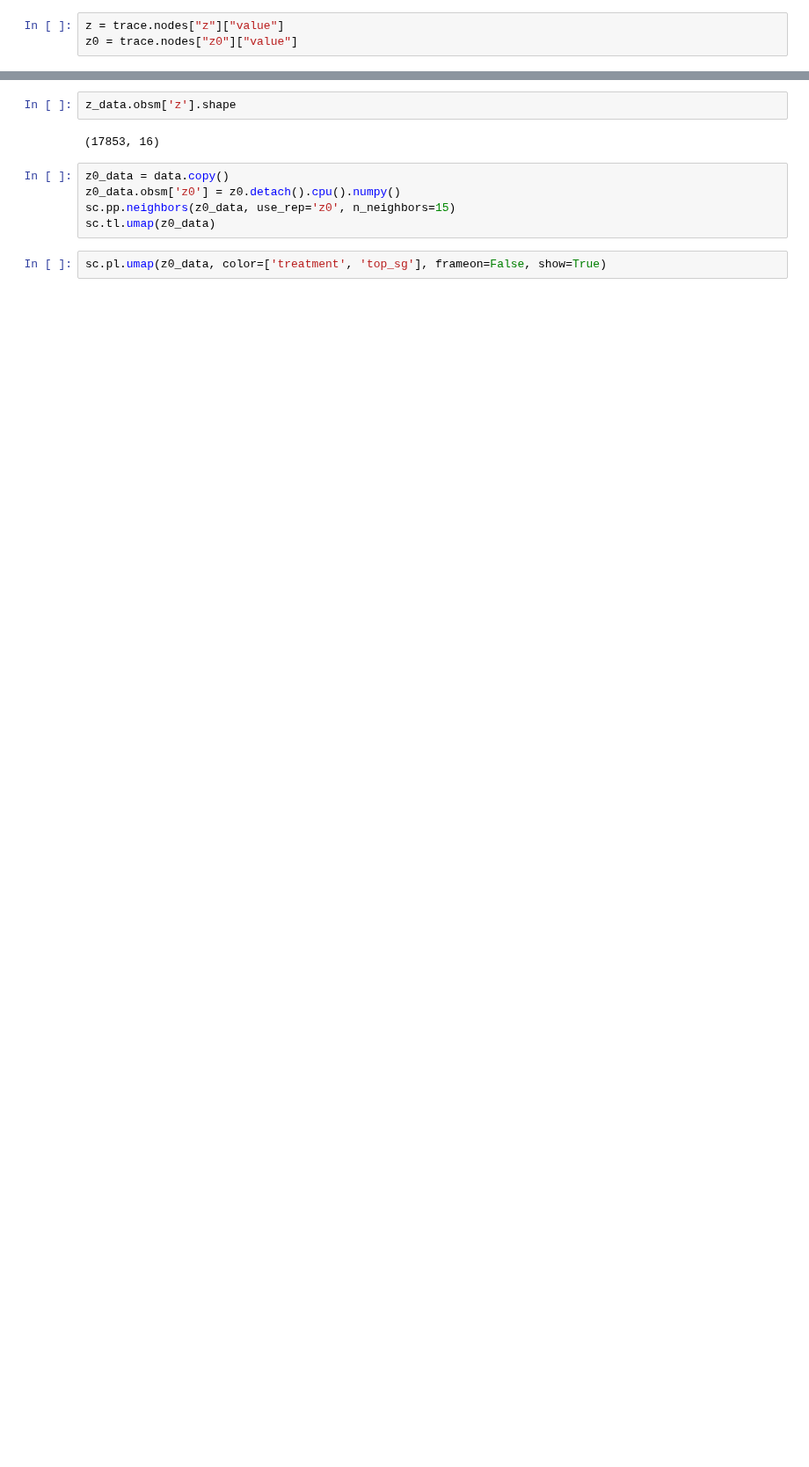
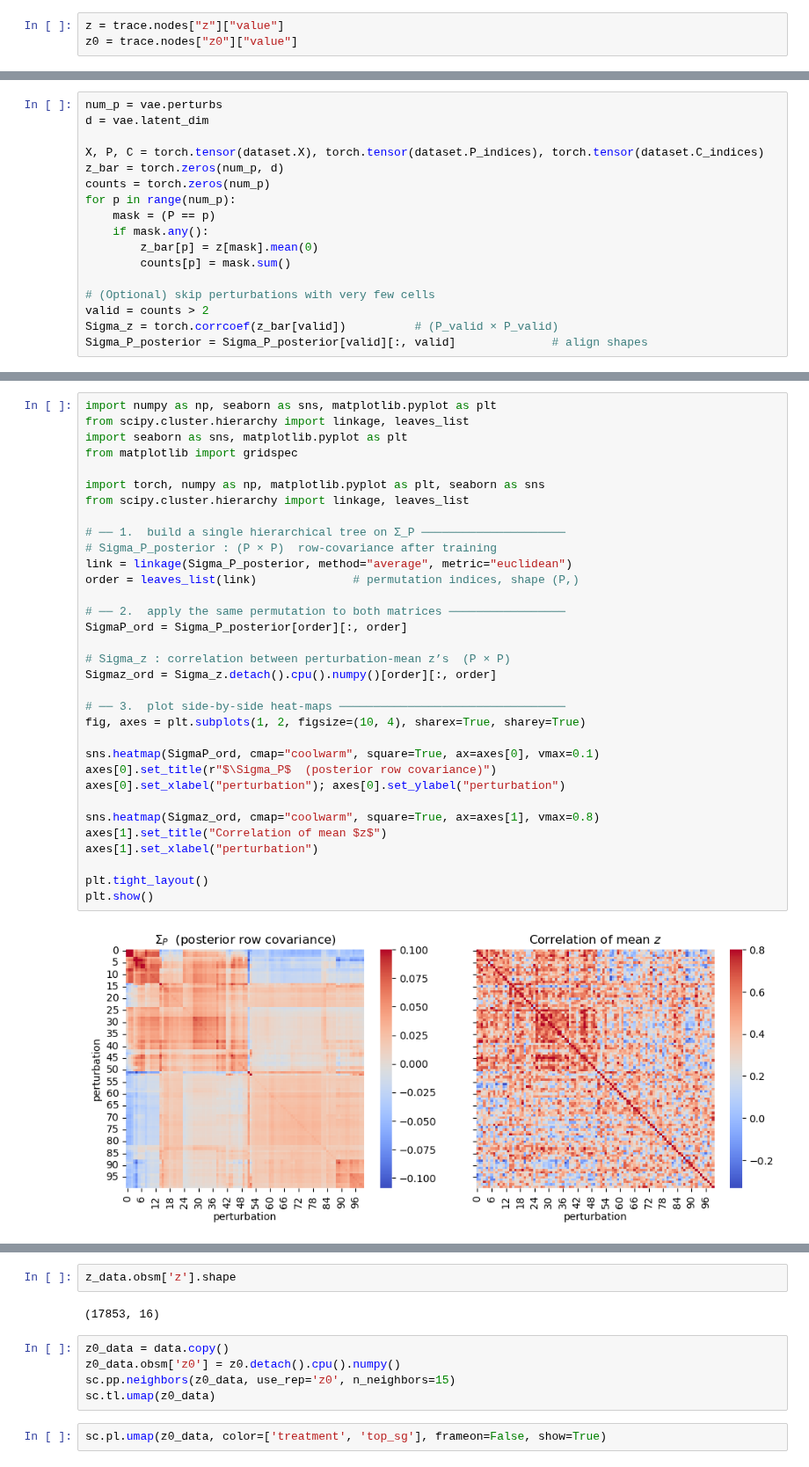
Before and after one commit to azizilab/SHERLOCK, a Jupyter notebook: PerturbVAE/training_test.ipynb, the cells around one changed output, grey strips where cells are left out. Shown at 88% size. Saved outputs shown, nothing was run; the diff lists cells and outputs as text; blank space fills up the shorter version.

Commit message:
working covariance model

```diff
--- a/PerturbVAE/training_test.ipynb
+++ b/PerturbVAE/training_test.ipynb
@@ -238,0 +254,17 @@ sc.pl.umap(z_data, color=['top_sg'], frameon=False, show=True)
+# %%
+num_p = vae.perturbs
+d = vae.latent_dim
+
+X, P, C = torch.tensor(dataset.X), torch.tensor(dataset.P_indices), torch.tensor(dataset.C_indices)
+z_bar = torch.zeros(num_p, d)
+counts = torch.zeros(num_p)
+for p in range(num_p):
+    mask = (P == p)
+    if mask.any():
+        z_bar[p] = z[mask].mean(0)
+        counts[p] = mask.sum()
+
+# (Optional) skip perturbations with very few cells
+valid = counts > 2
+Sigma_z = torch.corrcoef(z_bar[valid])          # (P_valid × P_valid)
+Sigma_P_posterior = Sigma_P_posterior[valid][:, valid]              # align shapes
@@ -238,0 +288,35 @@ sc.pl.umap(z_data, color=['top_sg'], frameon=False, show=True)
+# %%
+import numpy as np, seaborn as sns, matplotlib.pyplot as plt
+from scipy.cluster.hierarchy import linkage, leaves_list
+import seaborn as sns, matplotlib.pyplot as plt
+from matplotlib import gridspec
+
+import torch, numpy as np, matplotlib.pyplot as plt, seaborn as sns
+from scipy.cluster.hierarchy import linkage, leaves_list
+
+# ── 1.  build a single hierarchical tree on Σ_P ─────────────────────
+# Sigma_P_posterior : (P × P)  row-covariance after training
+link = linkage(Sigma_P_posterior, method="average", metric="euclidean")
+order = leaves_list(link)              # permutation indices, shape (P,)
+
+# ── 2.  apply the same permutation to both matrices ─────────────────
+SigmaP_ord = Sigma_P_posterior[order][:, order]
+
+# Sigma_z : correlation between perturbation-mean z’s  (P × P)
+Sigmaz_ord = Sigma_z.detach().cpu().numpy()[order][:, order]
+
+# ── 3.  plot side-by-side heat-maps ─────────────────────────────────
+fig, axes = plt.subplots(1, 2, figsize=(10, 4), sharex=True, sharey=True)
+
+sns.heatmap(SigmaP_ord, cmap="coolwarm", square=True, ax=axes[0], vmax=0.1)
+axes[0].set_title(r"$\Sigma_P$  (posterior row covariance)")
+axes[0].set_xlabel("perturbation"); axes[0].set_ylabel("perturbation")
+
+sns.heatmap(Sigmaz_ord, cmap="coolwarm", square=True, ax=axes[1], vmax=0.8)
+axes[1].set_title("Correlation of mean $z$")
+axes[1].set_xlabel("perturbation")
+
+plt.tight_layout()
+plt.show()
+# %% [output]
+[figure, added]
```
Also changed, not shown: parts of 21 cells of this notebook, 1 other file.
